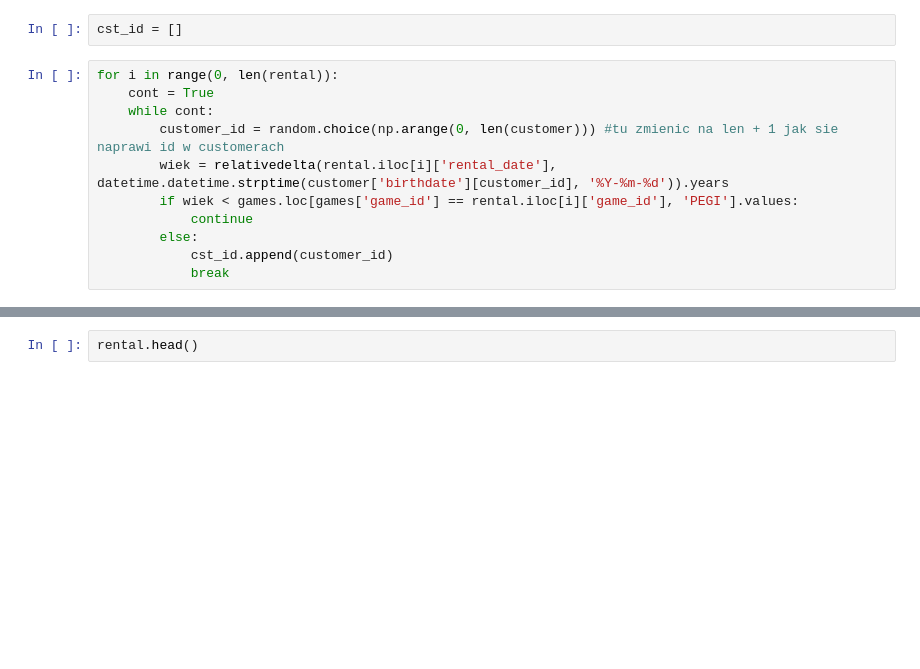
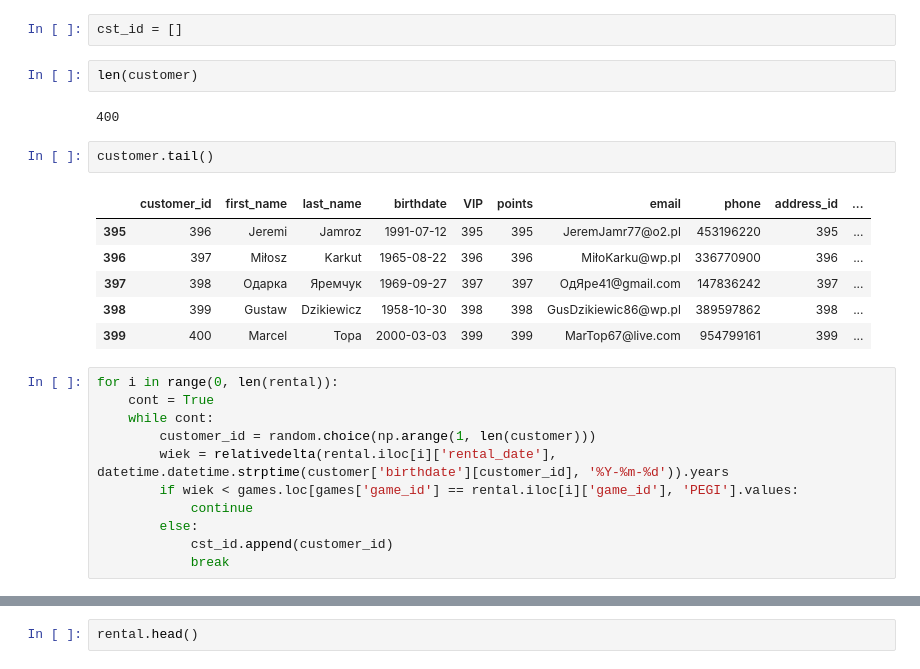
Before and after one commit to Staszek15/store-database, a Jupyter notebook: rental.ipynb, the cells around one changed output, grey strips where cells are left out. Drawn from its saved outputs; the diff is of its cells as text; blank space fills up the shorter version.

```diff
--- a/rental.ipynb
+++ b/rental.ipynb
@@ -126,11 +126,24 @@ rental.tail()
 #wiek >= PEGI od danego game id w tabeli games
 # %%
 cst_id = []
+# %%
+len(customer)
+# %% [output]
+400
+# %%
+customer.tail()
+# %% [output]
+|  | customer_id | first_name | last_name | birthdate | VIP | points | email | phone | address_id | ... |
+| 395 | 396 | Jeremi | Jamroz | 1991-07-12 | 395 | 395 | JeremJamr77@o2.pl | 453196220 | 395 | ... |
+| 396 | 397 | Miłosz | Karkut | 1965-08-22 | 396 | 396 | MiłoKarku@wp.pl | 336770900 | 396 | ... |
+| 397 | 398 | Одарка | Яремчук | 1969-09-27 | 397 | 397 | ОдЯре41@gmail.com | 147836242 | 397 | ... |
+| 398 | 399 | Gustaw | Dzikiewicz | 1958-10-30 | 398 | 398 | GusDzikiewic86@wp.pl | 389597862 | 398 | ... |
+| 399 | 400 | Marcel | Topa | 2000-03-03 | 399 | 399 | MarTop67@live.com | 954799161 | 399 | ... |
 # %%
 for i in range(0, len(rental)):
     cont = True
     while cont:
-        customer_id = random.choice(np.arange(0, len(customer))) #tu zmienic na len + 1 jak sie naprawi id w customerach
+        customer_id = random.choice(np.arange(1, len(customer)))
         wiek = relativedelta(rental.iloc[i]['rental_date'], datetime.datetime.strptime(customer['birthdate'][customer_id], '%Y-%m-%d')).years
         if wiek < games.loc[games['game_id'] == rental.iloc[i]['game_id'], 'PEGI'].values:
             continue
```
Also changed, not shown: parts of 2 cells of this notebook, 1 other file.
